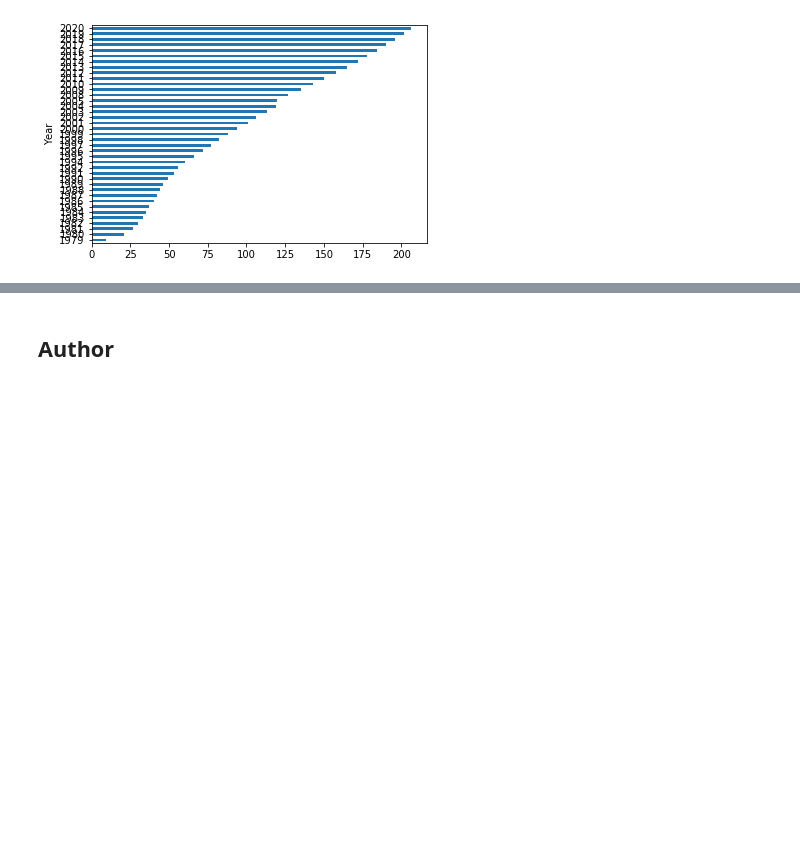
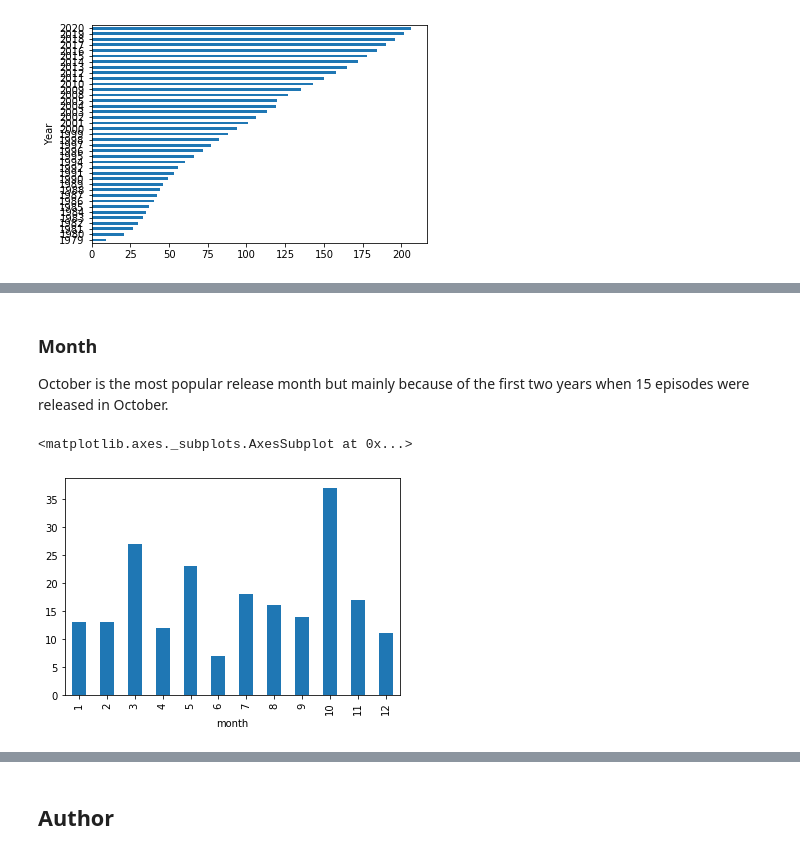
Before and after one commit to Lisa-Ho/three-investigators, a Jupyter notebook: notebooks/three-investigators-part-II.ipynb, the cells around one changed output, grey strips where cells are left out. Cells and saved outputs as stored; diff of their text form; code cells hidden in the pictures; blank space fills up the shorter version.

```diff
--- a/notebooks/three-investigators-part-II.ipynb
+++ b/notebooks/three-investigators-part-II.ipynb
@@ -267,0 +314,9 @@ years.set_index("year")["id_max"].plot(kind='barh')
+# %% [markdown]
+### Month
+
+October is the most popular release month but mainly because of the first two years when 15 episodes were released in October.
+# %%
+meta.groupby("month")["id"].count().plot(kind='bar')
+# %% [output]
+<matplotlib.axes._subplots.AxesSubplot at 0x...>
+[figure, added]
```
Also changed, not shown: parts of 34 cells of this notebook.
